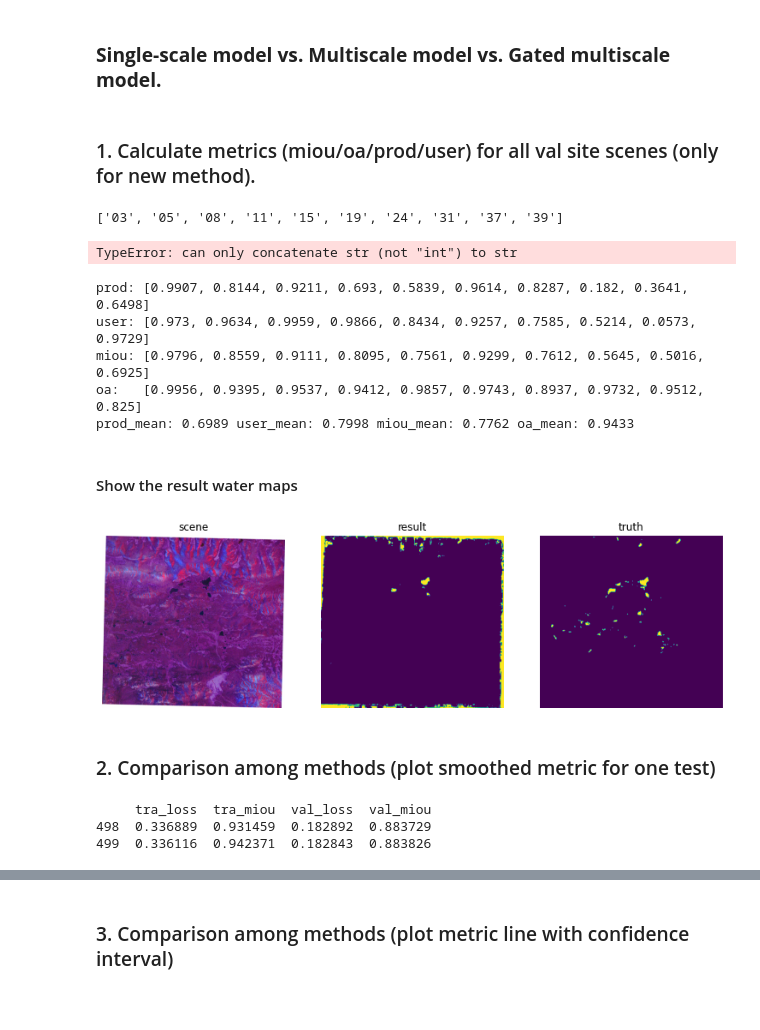
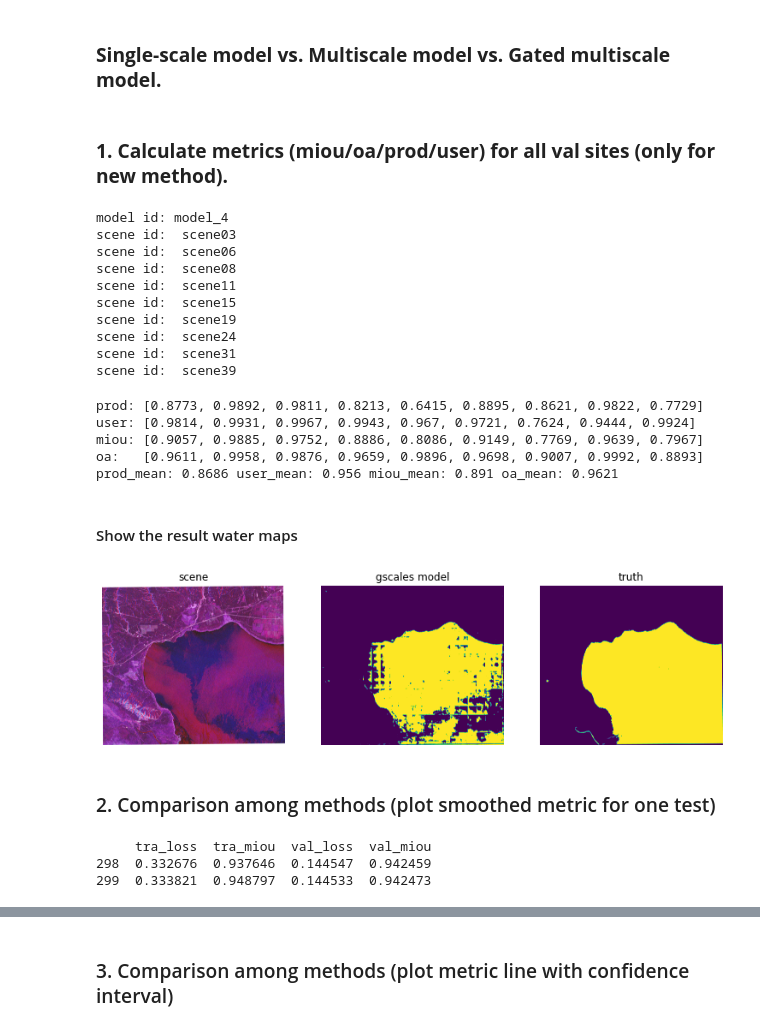
Before and after one commit to xinluo2018/Tibet-Water-2020, a Jupyter notebook: visual/methods_compare.ipynb, the cells around one changed output, grey strips where cells are left out. Saved outputs shown, nothing was run; the diff lists cells and outputs as text; code cells hidden in the pictures; blank space fills up the shorter version.

```diff
--- a/visual/methods_compare.ipynb
+++ b/visual/methods_compare.ipynb
@@ -18,22 +18,20 @@ from matplotlib.pyplot import MultipleLocator
 from matplotlib.patches import Rectangle
 from matplotlib.colors import ListedColormap
 # %% [markdown]
-### 1. Calculate metrics (miou/oa/prod/user) for all val site scenes (only for new method).
+### **1. Calculate metrics (miou/oa/prod/user) for all val sites (only for new method).**
-# %%
-config.val_ids
-# %% [output]
-['03', '05', '08', '11', '15', '19', '24', '31', '37', '39']
 # %%
 oa, miou, prod, user = [], [], [], []
 scene_, truth_, wat_ = [], [], []
 
+model_id = 'model_4'
+print('model id:', model_id)
 for idx in config.val_ids:
     scene_id = 'scene' + idx
     print('scene id: ', scene_id)
     path_valsite_as = config.root_proj+'/data/dset/s1_ascend/'+scene_id+'_s1as.tif'
     path_valsite_des = config.root_proj+'/data/dset/s1_descend/'+scene_id+'_s1des.tif'
     path_valsite_truth= config.root_proj+'/data/dset/s1_truth/'+scene_id+'_wat_truth.tif'
-    path_valsite_wat = config.root_proj+'/data/dset/valsite_wat_infer/gscales/as_des/'+scene_id+'_s1_water.tif'
+    path_valsite_wat = config.root_proj+'/data/dset/valsite_wat_infer/gscales/as_des/'+model_id+'/'+scene_id+'_s1_water.tif'
     scene_as, scene_as_info = readTiff(path_valsite_as)
     scene_des, scene_des_info = readTiff(path_valsite_des)
     truth, truth_info = readTiff(path_valsite_truth)
@@ -48,28 +46,37 @@ for idx in config.val_ids:
 oa_m, miou_m = float(format(np.mean(oa), '.4f')), float(format(np.mean(miou), '.4f'))
 prod_m, user_m = float(format(np.mean(prod), '.4f')), float(format(np.mean(user), '.4f'))
 # %% [output]
-TypeError: can only concatenate str (not "int") to str
+model id: model_4
+scene id:  scene03
+scene id:  scene06
+scene id:  scene08
+scene id:  scene11
+scene id:  scene15
+scene id:  scene19
+scene id:  scene24
+scene id:  scene31
+scene id:  scene39
 # %%
 print('prod:', prod); print('user:', user); print('miou:', miou); print('oa:  ', oa)
 print('prod_mean:', prod_m,  'user_mean:', user_m, 'miou_mean:', miou_m, 'oa_mean:', oa_m)
 # %% [output]
-prod: [0.9907, 0.8144, 0.9211, 0.693, 0.5839, 0.9614, 0.8287, 0.182, 0.3641, 0.6498]
-user: [0.973, 0.9634, 0.9959, 0.9866, 0.8434, 0.9257, 0.7585, 0.5214, 0.0573, 0.9729]
-miou: [0.9796, 0.8559, 0.9111, 0.8095, 0.7561, 0.9299, 0.7612, 0.5645, 0.5016, 0.6925]
-oa:   [0.9956, 0.9395, 0.9537, 0.9412, 0.9857, 0.9743, 0.8937, 0.9732, 0.9512, 0.825]
-prod_mean: 0.6989 user_mean: 0.7998 miou_mean: 0.7762 oa_mean: 0.9433
+prod: [0.8773, 0.9892, 0.9811, 0.8213, 0.6415, 0.8895, 0.8621, 0.9822, 0.7729]
+user: [0.9814, 0.9931, 0.9967, 0.9943, 0.967, 0.9721, 0.7624, 0.9444, 0.9924]
+miou: [0.9057, 0.9885, 0.9752, 0.8886, 0.8086, 0.9149, 0.7769, 0.9639, 0.7967]
+oa:   [0.9611, 0.9958, 0.9876, 0.9659, 0.9896, 0.9698, 0.9007, 0.9992, 0.8893]
+prod_mean: 0.8686 user_mean: 0.956 miou_mean: 0.891 oa_mean: 0.9621
 # %% [markdown]
 #### Show the result water maps
 # %%
-idx = 8     # 0-8
+idx = 8    # 0-9
 img_list = [scene_[idx], wat_[idx], truth_[idx]]
-img_name_list = ['scene', 'result', 'truth']
+img_name_list = ['scene', 'gscales model', 'truth']
 clip_list = [2,0,0]
 plt.figure(figsize=(13, 8))
 imsShow(img_list, img_name_list, clip_list, \
                     color_bands_list=None, axis=None, row=None, col=None)
 # %% [output]
-[figure, old version]
+[figure, new version]
 # %% [markdown]
 ### 2. Comparison among methods (plot smoothed metric for one test)
 # %%
@@ -77,9 +84,9 @@ imsShow(img_list, img_name_list, clip_list, \
 ####################################################################
 ## 1. Model name and the selected metric
 # id_model =  '10'
-model_name = ['single/traset/as_des/model_1', \
-              'scales/traset/as_des/model_1', \
-              'gscales/traset/as_des/model_1']
+model_name = ['single/traset/as_des/model_top1', \
+              'scales/traset/as_des/model_top1', \
+              'gscales/traset/as_des/model_top1']
 
 # metric_name = 'val_miou'
 path_metrics_single = config.root_proj + '/model/trained_model/' + model_name[0] + '_metrics.csv'
@@ -95,8 +102,8 @@ metrics_gscales = pd.read_csv(path_metrics_gscales)
 print(metrics_gscales.tail(2))
 # %% [output]
      tra_loss  tra_miou  val_loss  val_miou
-498  0.336889  0.931459  0.182892  0.883729
-499  0.336116  0.942371  0.182843  0.883826
+298  0.332676  0.937646  0.144547  0.942459
+299  0.333821  0.948797  0.144533  0.942473
 # %%
 ### metrics smooth
 metrics_single_smooth_x, metrics_single_smooth_y = smooth(metrics_single['val_miou'].to_numpy(), num_sam=20)
```
Also changed, not shown: parts of 11 cells of this notebook, 13 other files.
